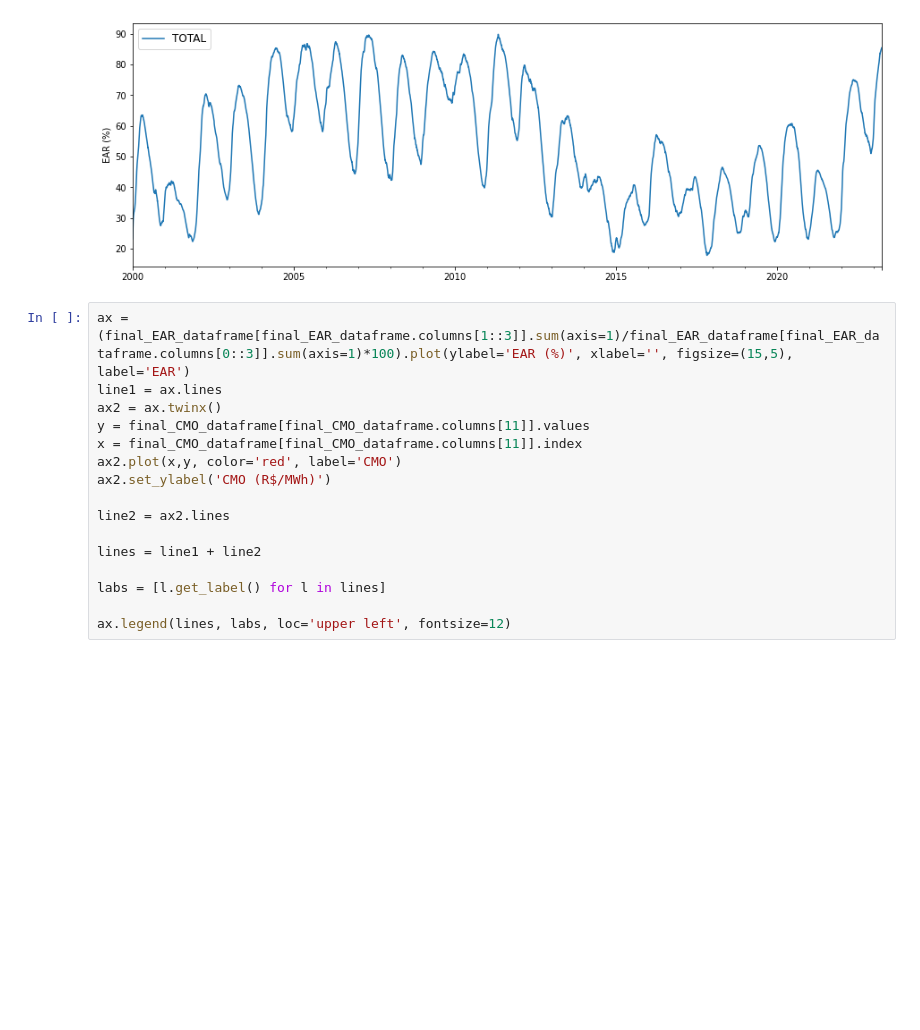
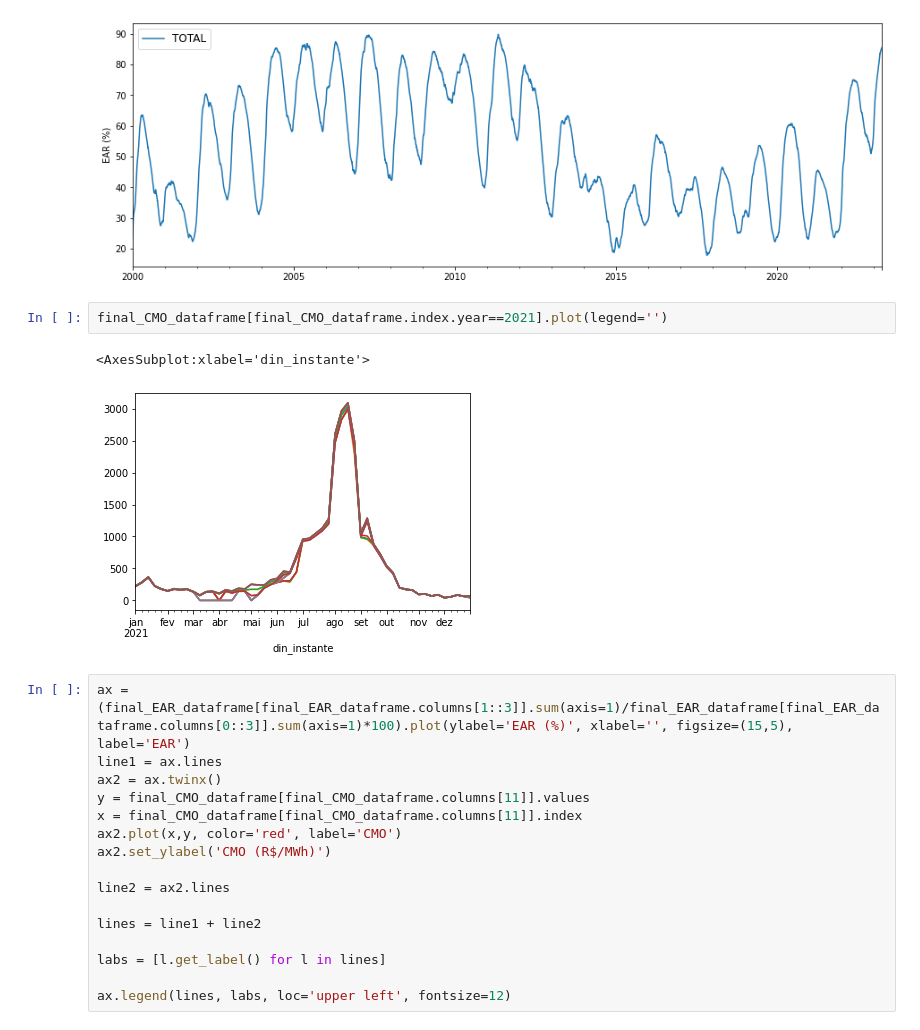
Before and after one commit to Rafa3lAlbuqueruqe/Planejamento_energetico_trabalhos, a Jupyter notebook: Seminário 1 - CMSE/dados_abertos_tratamento.ipynb, the cells around one changed output. Saved outputs shown, nothing was run; the diff lists cells and outputs as text; blank space fills up the shorter version.

```diff
--- a/Seminário 1 - CMSE/dados_abertos_tratamento.ipynb
+++ b/Seminário 1 - CMSE/dados_abertos_tratamento.ipynb
@@ -62,6 +66,11 @@ ax.legend(['TOTAL'], loc='upper left', fontsize=12)
 # %% [output]
 <matplotlib.legend.Legend at 0x...>
 [figure]
+# %%
+final_CMO_dataframe[final_CMO_dataframe.index.year==2021].plot(legend='')
+# %% [output]
+<AxesSubplot:xlabel='din_instante'>
+[figure, added]
 # %%
 ax = (final_EAR_dataframe[final_EAR_dataframe.columns[1::3]].sum(axis=1)/final_EAR_dataframe[final_EAR_dataframe.columns[0::3]].sum(axis=1)*100).plot(ylabel='EAR (%)', xlabel='', figsize=(15,5), label='EAR')
 line1 = ax.lines
```
Also changed, not shown: parts of 7 cells of this notebook, 2 other files.
